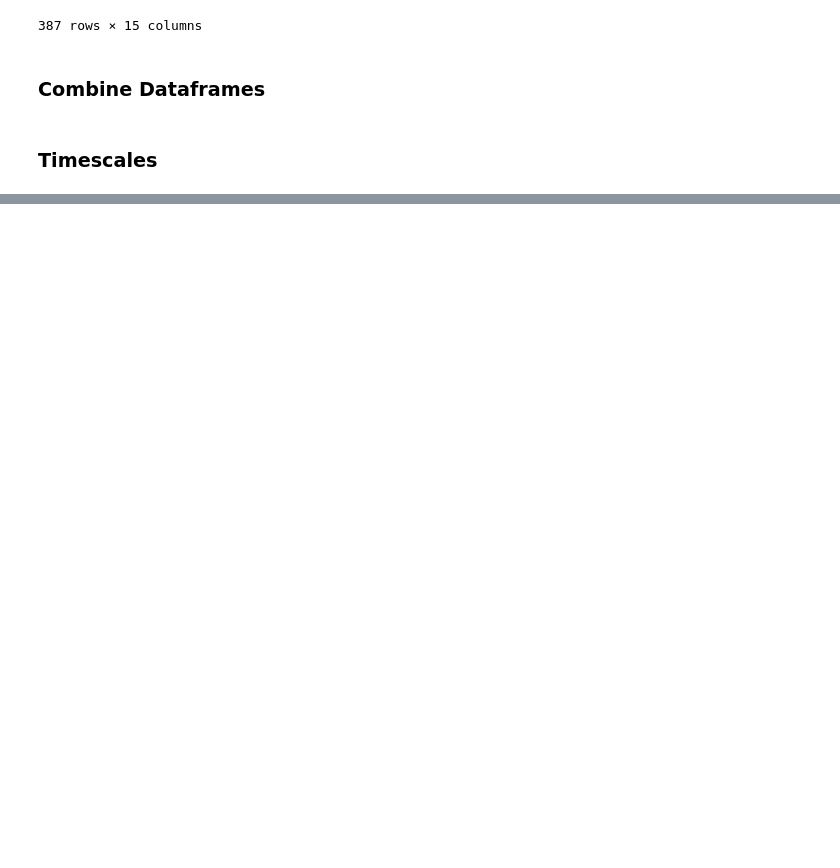
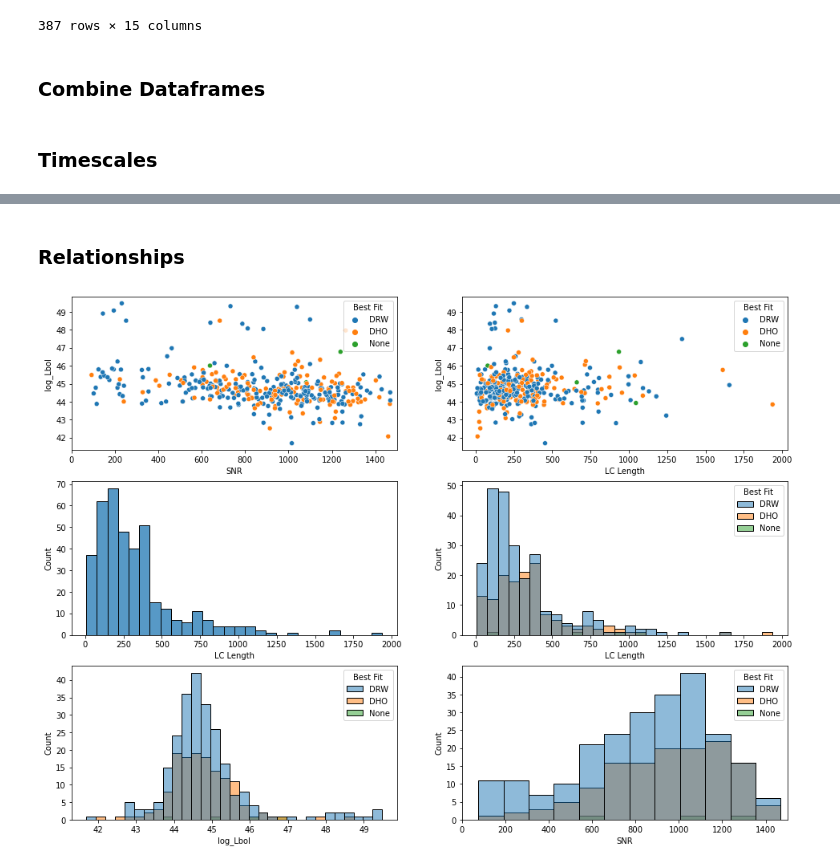
Before and after one commit to TrickyArmyMan/astro-research, a Jupyter notebook: JupyterLab/astr-499_spring.ipynb, the cells around one changed output, grey strips where cells are left out. Drawn from its saved outputs; the diff is of its cells as text; code cells hidden in the pictures; blank space fills up the shorter version.

Commit message:
corrected and plotted
modfied agn_dataframe and identified bad fits. also plotted stuff

```diff
--- a/JupyterLab/astr-499_spring.ipynb
+++ b/JupyterLab/astr-499_spring.ipynb
@@ -416,0 +494,2 @@ def dho_timescales(params):
+# %% [markdown]
+### Relationships
@@ -416,0 +501,46 @@ def dho_timescales(params):
+# %%
+agn_dataframe = pd.read_csv("adjusted_agn_dataframe.csv")
+# %%
+fig, axs = plt.subplots(3, 2, figsize=(16, 12))
+
+#######
+# row 0
+#######
+row = 0
+
+# SNR vs LBol
+sns.scatterplot(data=agn_dataframe, x='SNR', y ='log_Lbol', hue='Best Fit', ax=axs[row,0])
+axs[row, 0].set_xlim(0, 1500)
+# note: there are some outliers
+
+# LC Length vs LBol
+sns.scatterplot(data=agn_dataframe, x='LC Length', y ='log_Lbol', hue='Best Fit', ax=axs[row,1])
+
+#######
+# row 1
+#######
+row += 1
+
+# histogram of LC Length
+sns.histplot(data=agn_dataframe, x='LC Length', ax=axs[row,0])
+
+# histogram of LC Length for best fit
+sns.histplot(data=agn_dataframe, x='LC Length', hue='Best Fit', ax=axs[row,1])
+
+#######
+# row 2
+#######
+row += 1
+
+# histogram of LBol for best fit
+sns.histplot(data=agn_dataframe, x='log_Lbol', hue='Best Fit', ax=axs[row,0])
+
+# histogram of SNR for best fit
+sns.histplot(data=agn_dataframe, x='SNR', hue='Best Fit', ax=axs[row,1])
+axs[row, 1].set_xlim(0, 1500)
+# note: there are some outliers
+
+plt.savefig('plots_and_figures\plots_mcmc.png')
+plt.show()
+# %% [output]
+[figure, added]
```
Also changed, not shown: parts of 14 cells of this notebook, 3 other files.
